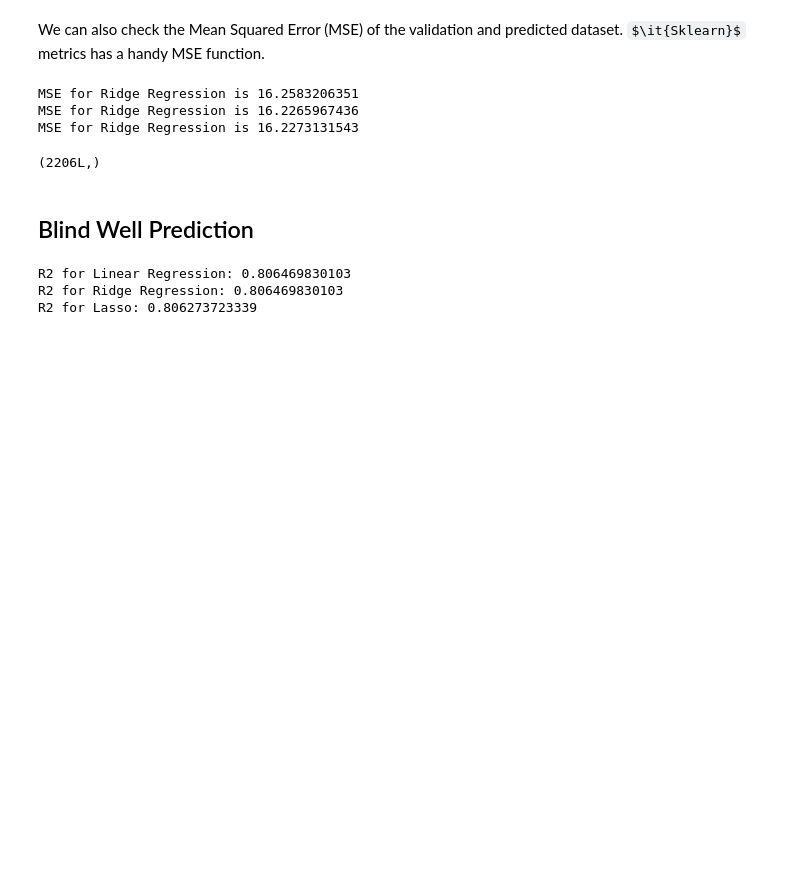
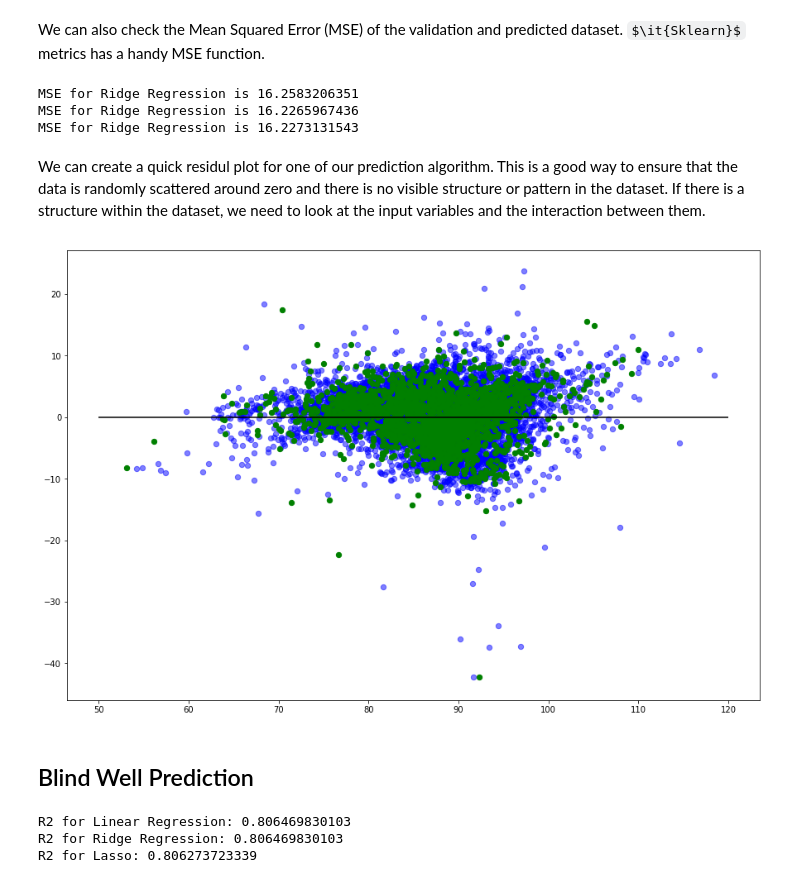
Before and after one commit to sundeep-nebula/Log-Prediction-Sklearn, a Jupyter notebook: predict_sonic_sklearn.ipynb, the cells around one changed output. Cells and saved outputs as stored; diff of their text form; code cells hidden in the pictures; some formulas as TeX source; blank space fills up the shorter version.

Commit message:
added residual plot

```diff
--- a/predict_sonic_sklearn.ipynb
+++ b/predict_sonic_sklearn.ipynb
@@ -141,14 +141,18 @@ print "MSE for Ridge Regression is",mean_squared_error(Y_validation,lasso_lin)
 MSE for Ridge Regression is 16.2583206351
 MSE for Ridge Regression is 16.2265967436
 MSE for Ridge Regression is 16.2273131543
-# %%
-# Residual plots
-
-# plt.scatter(ridge_reg,ridge_reg- Y_train)
-# plt.how()
-ridge_reg.shape
-# %% [output]
-(2206L,)
+# %% [markdown]
+We can create a quick residul plot for one of our prediction algorithm. This is a good way to ensure that the data is randomly scattered around zero and there is no visible structure or pattern in the dataset. If there is a structure within the dataset, we need to look at the input variables and the interaction between them.
+# %%
+# Residual plot
+fig = plt.figure(figsize=(15, 10))
+
+plt.scatter(reg.predict(X_train),reg.predict(X_train)- Y_train,c='b',s=40, alpha=0.5)
+plt.scatter(reg.predict(X_validation),reg.predict(X_validation)- Y_validation,c='g',s=40)
+plt.hlines(y=0,xmin=50,xmax=120)
+plt.show()
+# %% [output]
+[figure, added]
 # %% [markdown]
 ## Blind Well Prediction
 # %%
```
